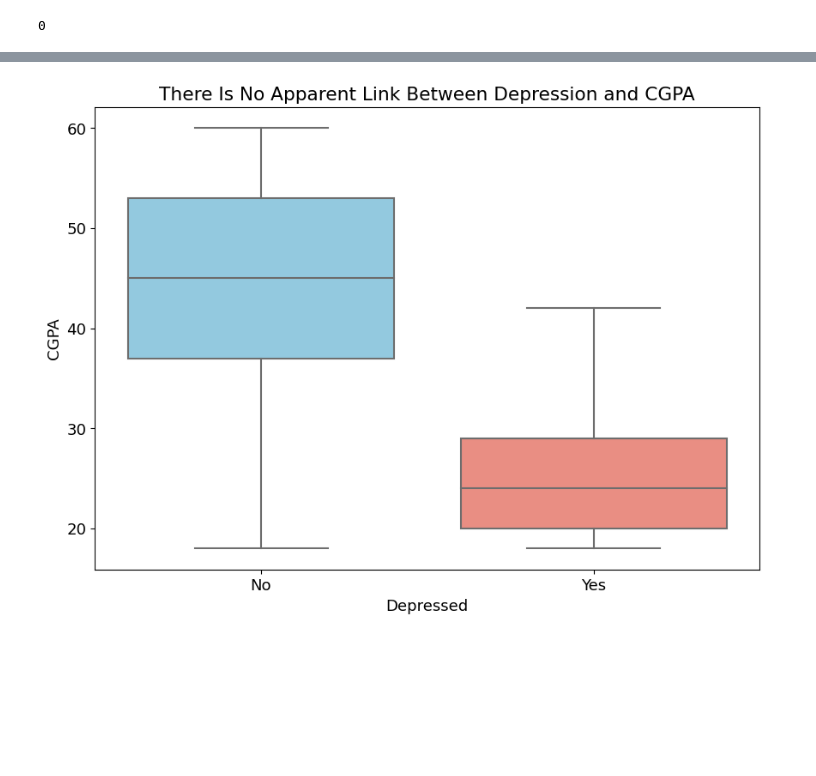
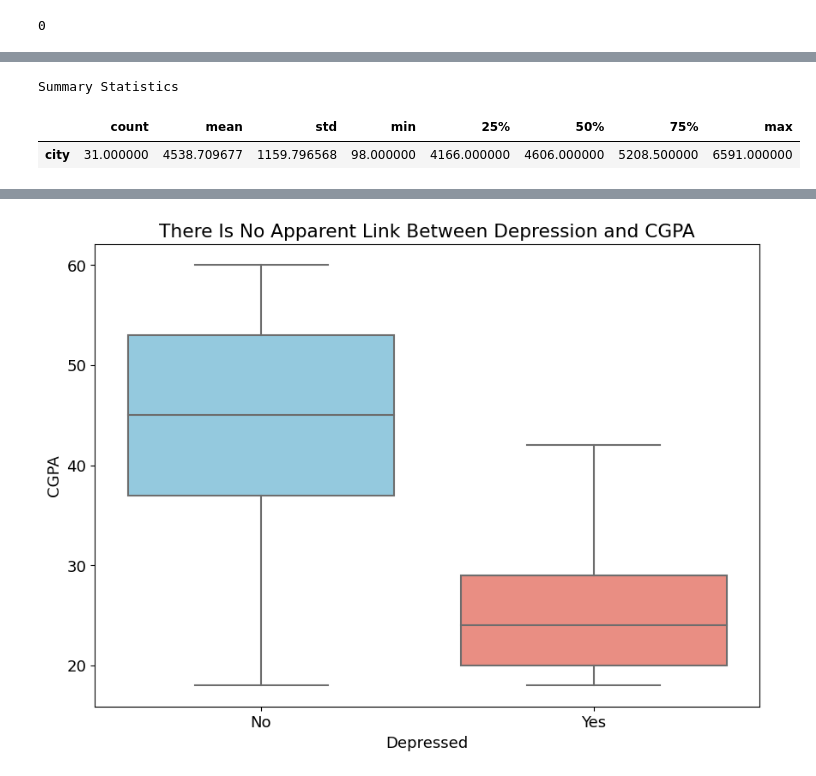
Before and after one commit to Joehmyers/mental-health-classification-experiment, a Jupyter notebook: kaggle_mental_health_competition.ipynb, the cells around one changed output, grey strips where cells are left out. Drawn from its saved outputs; the diff is of its cells as text; code cells hidden in the pictures; blank space fills up the shorter version.

```diff
--- a/kaggle_mental_health_competition.ipynb
+++ b/kaggle_mental_health_competition.ipynb
@@ -632,0 +636,13 @@ We can see a class imbalance in our target column of roughly 6 to 1, which may r
+# %%
+styled_table = df.to_frame().describe().T.style.set_caption("Summary Statistics").set_table_styles(
+    [
+        {"selector": "caption", "props": [("text-align", "center"), ("font-size", "16px"), ("font-weight", "bold")]},
+        {"selector": "th", "props": [("background-color", "#f4f4f4"), ("font-weight", "bold"), ("text-align", "center")]},
+        {"selector": "td", "props": [("text-align", "right")]}
+    ]
+)
+styled_table
+# %% [output]
+Summary Statistics
+|  | count | mean | std | min | 25% | 50% | 75% | max |
+| city | 31.000000 | 4538.709677 | 1159.796568 | 98.000000 | 4166.000000 | 4606.000000 | 5208.500000 | 6591.000000 |
```
Also changed, not shown: parts of 30 cells of this notebook.
